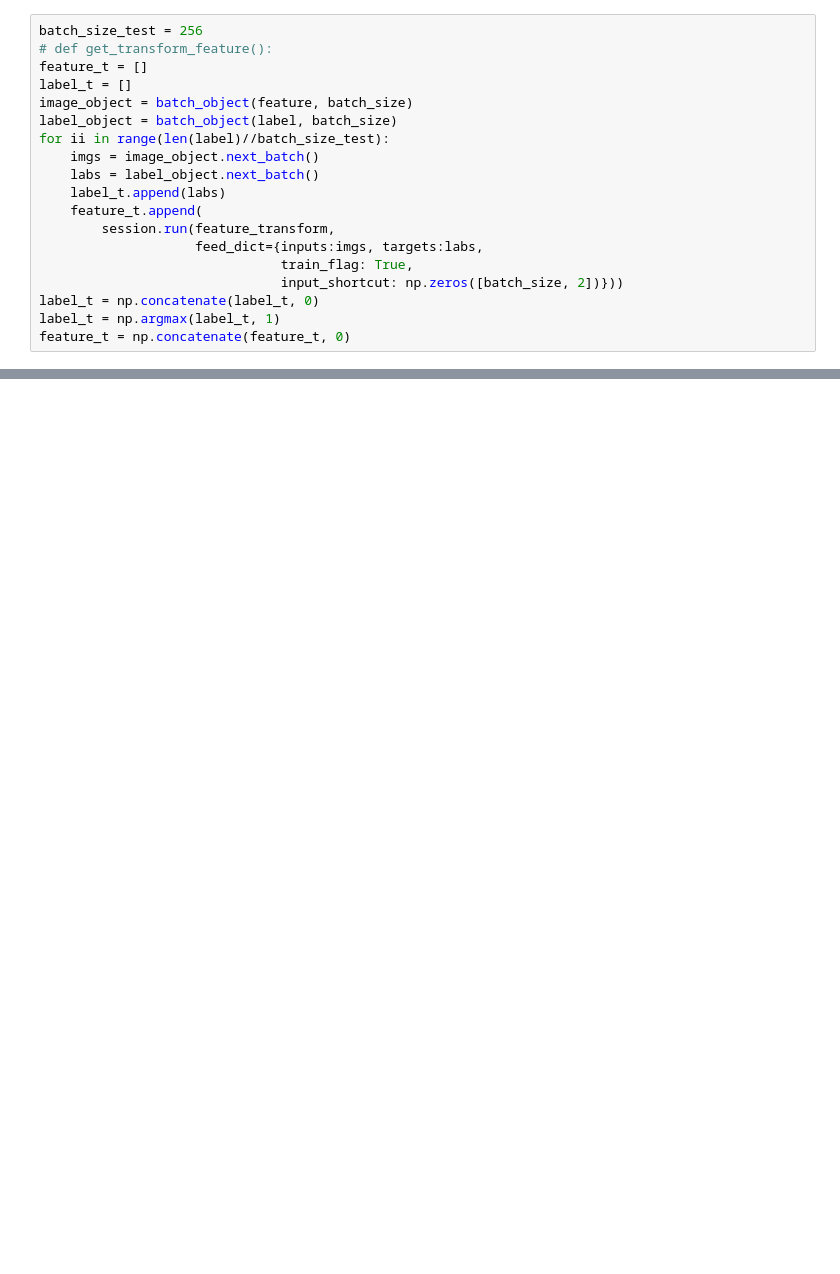
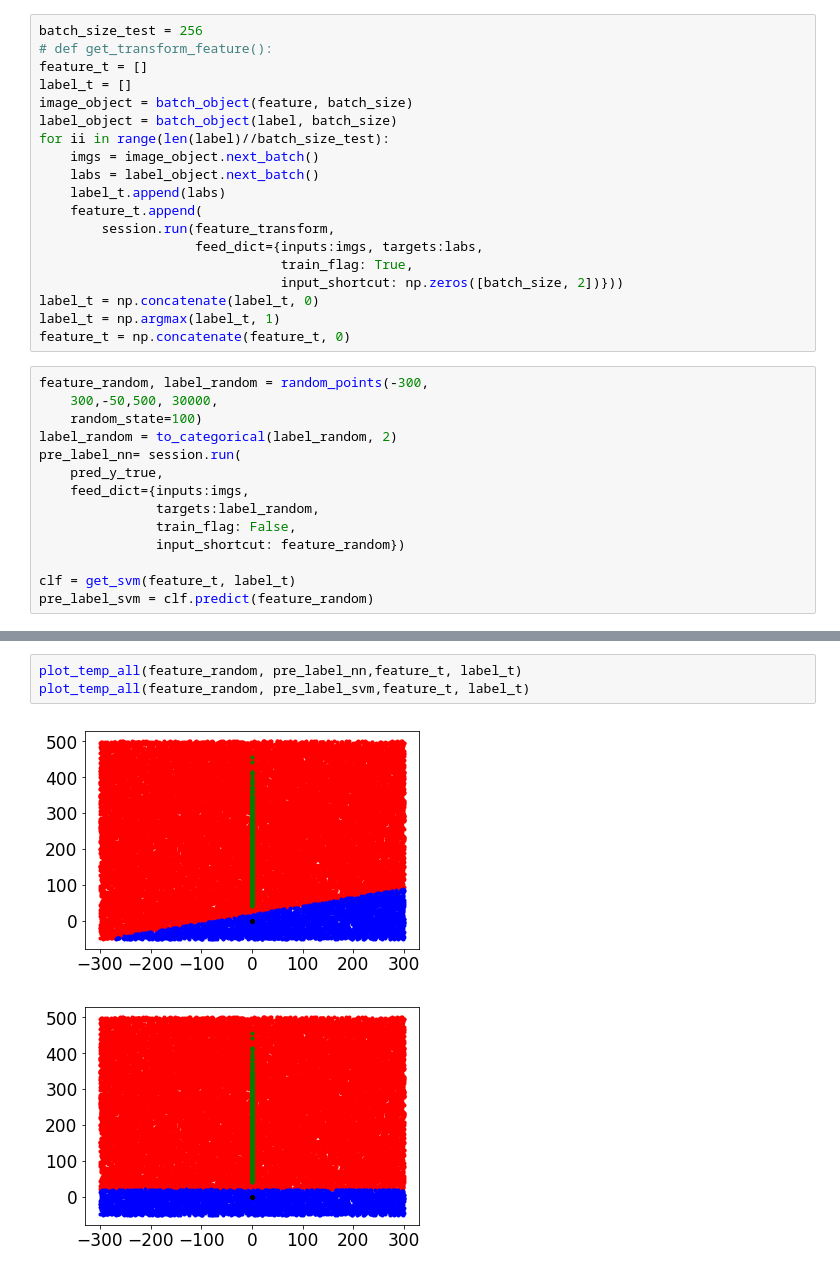
Before and after one commit to liyu95/NN_decision_boundary, a Jupyter notebook: src/cifar10_densenet.ipynb, the cells around one changed output, grey strips where cells are left out. Cells and saved outputs as stored; diff of their text form; blank space fills up the shorter version.

```diff
--- a/src/cifar10_densenet.ipynb
+++ b/src/cifar10_densenet.ipynb
@@ -153,6 +182,20 @@ for ii in range(len(label)//batch_size_test):
 label_t = np.concatenate(label_t, 0)
 label_t = np.argmax(label_t, 1)
 feature_t = np.concatenate(feature_t, 0)
+# %%
+feature_random, label_random = random_points(-300,
+    300,-50,500, 30000,
+    random_state=100)
+label_random = to_categorical(label_random, 2)
+pre_label_nn= session.run(
+    pred_y_true,
+    feed_dict={inputs:imgs,
+               targets:label_random,
+               train_flag: False,
+               input_shortcut: feature_random})
+
+clf = get_svm(feature_t, label_t)
+pre_label_svm = clf.predict(feature_random)
 # %%
 plot_temp(feature_t, label_t)
 # %% [output]
@@ -159,0 +203,6 @@ plot_temp(feature_t, label_t)
+# %%
+plot_temp_all(feature_random, pre_label_nn,feature_t, label_t)
+plot_temp_all(feature_random, pre_label_svm,feature_t, label_t)
+# %% [output]
+[figure, added]
+[figure, added]
```
Also changed, not shown: parts of 5 cells of this notebook, 4 other files.
